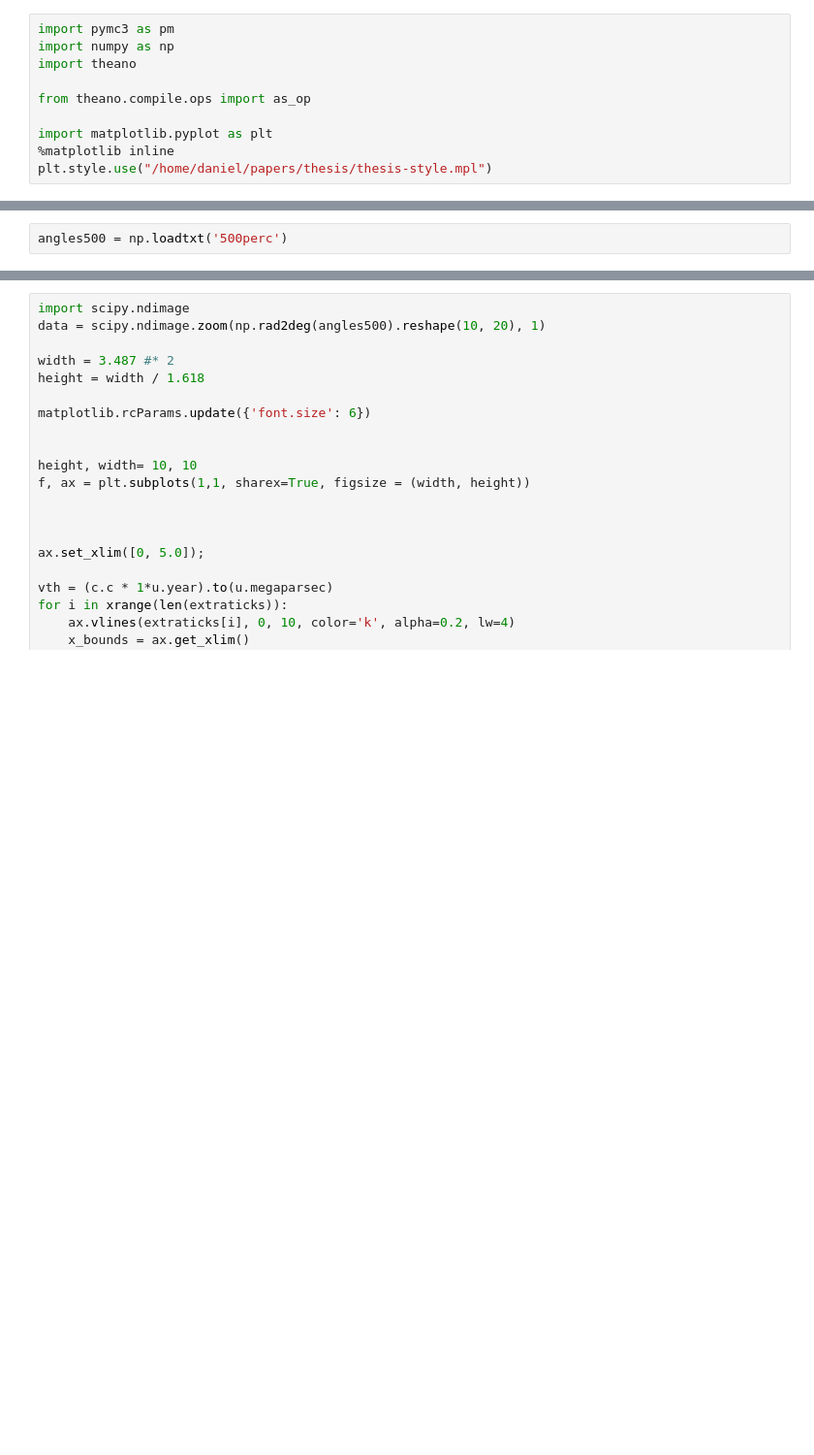
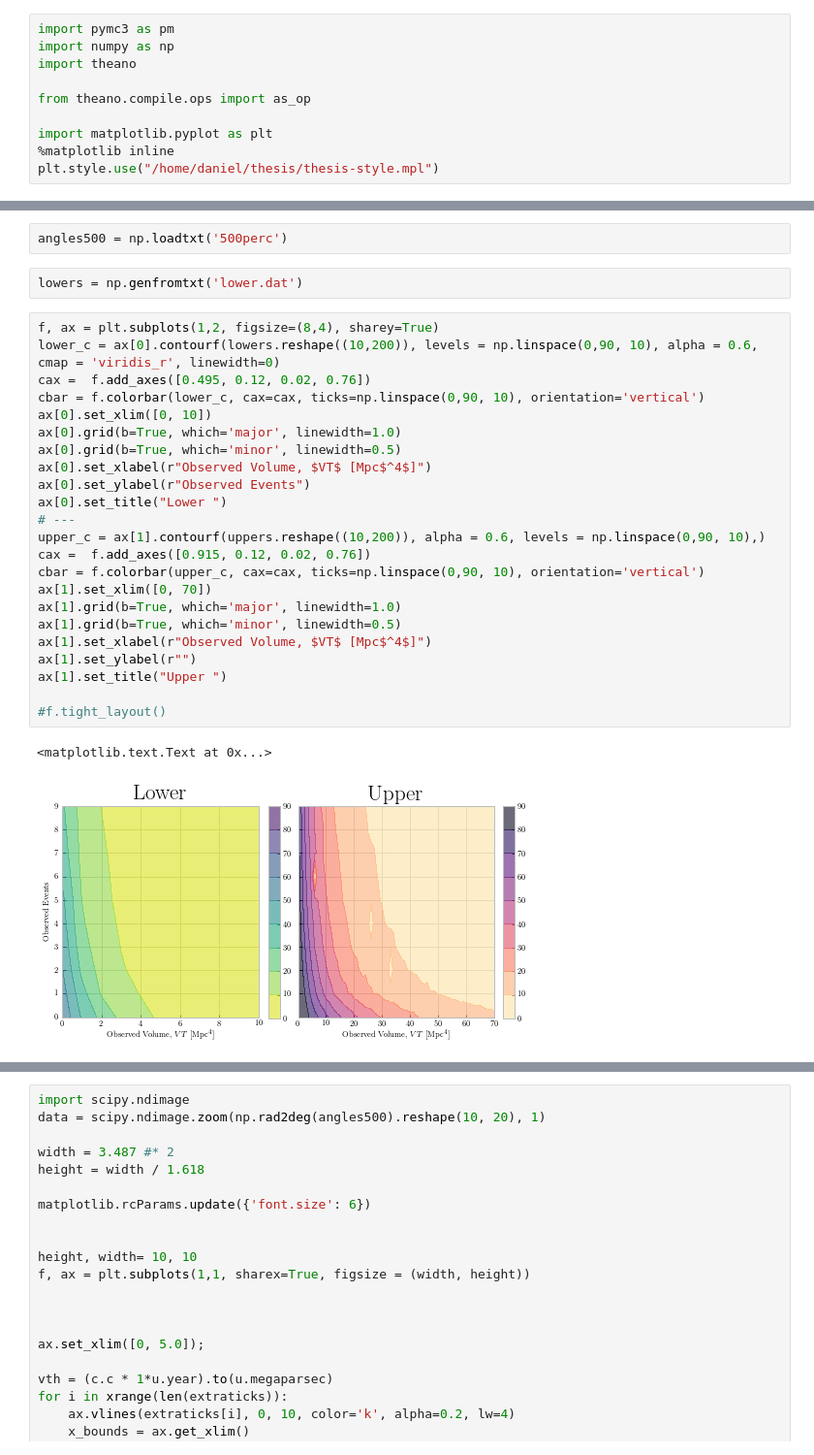
Before and after one commit to transientlunatic/grbeams, a Jupyter notebook: notebooks/GRB Beaming Angle estimation using PyMC3.ipynb, the cells around one changed output, grey strips where cells are left out. Shown: that part at 97% size. Drawn from its saved outputs; the diff is of its cells as text; blank space fills up the shorter version.

```diff
--- a/notebooks/GRB Beaming Angle estimation using PyMC3.ipynb
+++ b/notebooks/GRB Beaming Angle estimation using PyMC3.ipynb
@@ -7,7 +7,7 @@ from theano.compile.ops import as_op
 
 import matplotlib.pyplot as plt
 %matplotlib inline
-plt.style.use("/home/daniel/papers/thesis/thesis-style.mpl")
+plt.style.use("/home/daniel/thesis/thesis-style.mpl")
 # %%
 import matplotlib
 font = {'family' : 'normal',
@@ -592,3 +592,31 @@ for scenario in scenarios:
     extraticks.append(((c.c * years).to(u.megaparsec) * srange**3).value)
 # %%
 angles500 = np.loadtxt('500perc')
+# %%
+lowers = np.genfromtxt('lower.dat')
+# %%
+f, ax = plt.subplots(1,2, figsize=(8,4), sharey=True)
+lower_c = ax[0].contourf(lowers.reshape((10,200)), levels = np.linspace(0,90, 10), alpha = 0.6, cmap = 'viridis_r', linewidth=0)
+cax =  f.add_axes([0.495, 0.12, 0.02, 0.76])
+cbar = f.colorbar(lower_c, cax=cax, ticks=np.linspace(0,90, 10), orientation='vertical')
+ax[0].set_xlim([0, 10])
+ax[0].grid(b=True, which='major', linewidth=1.0)
+ax[0].grid(b=True, which='minor', linewidth=0.5)
+ax[0].set_xlabel(r"Observed Volume, $VT$ [Mpc$^4$]")
+ax[0].set_ylabel(r"Observed Events")
+ax[0].set_title("Lower ")
+# ---
+upper_c = ax[1].contourf(uppers.reshape((10,200)), alpha = 0.6, levels = np.linspace(0,90, 10),)
+cax =  f.add_axes([0.915, 0.12, 0.02, 0.76])
+cbar = f.colorbar(upper_c, cax=cax, ticks=np.linspace(0,90, 10), orientation='vertical')
+ax[1].set_xlim([0, 70])
+ax[1].grid(b=True, which='major', linewidth=1.0)
+ax[1].grid(b=True, which='minor', linewidth=0.5)
+ax[1].set_xlabel(r"Observed Volume, $VT$ [Mpc$^4$]")
+ax[1].set_ylabel(r"")
+ax[1].set_title("Upper ")
+
+#f.tight_layout()
+# %% [output]
+<matplotlib.text.Text at 0x...>
+[figure, added]
```
Also changed, not shown: parts of 1 cell of this notebook, 3 other files.
